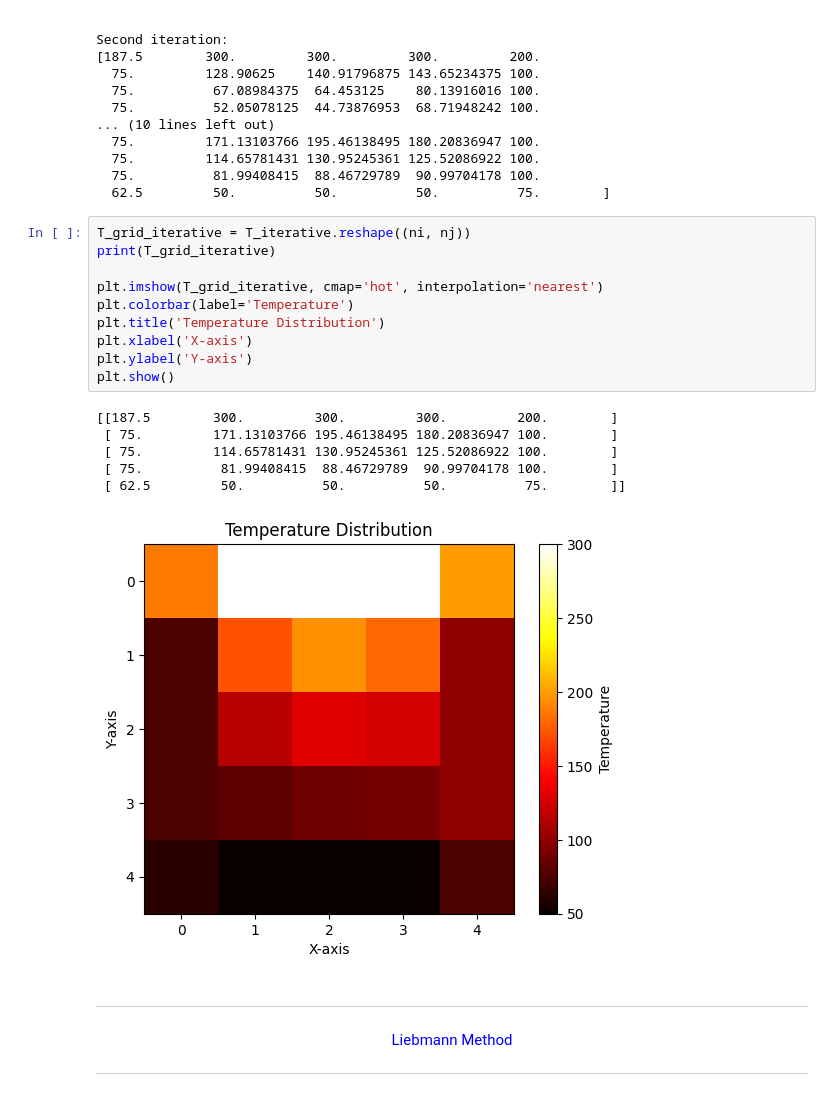
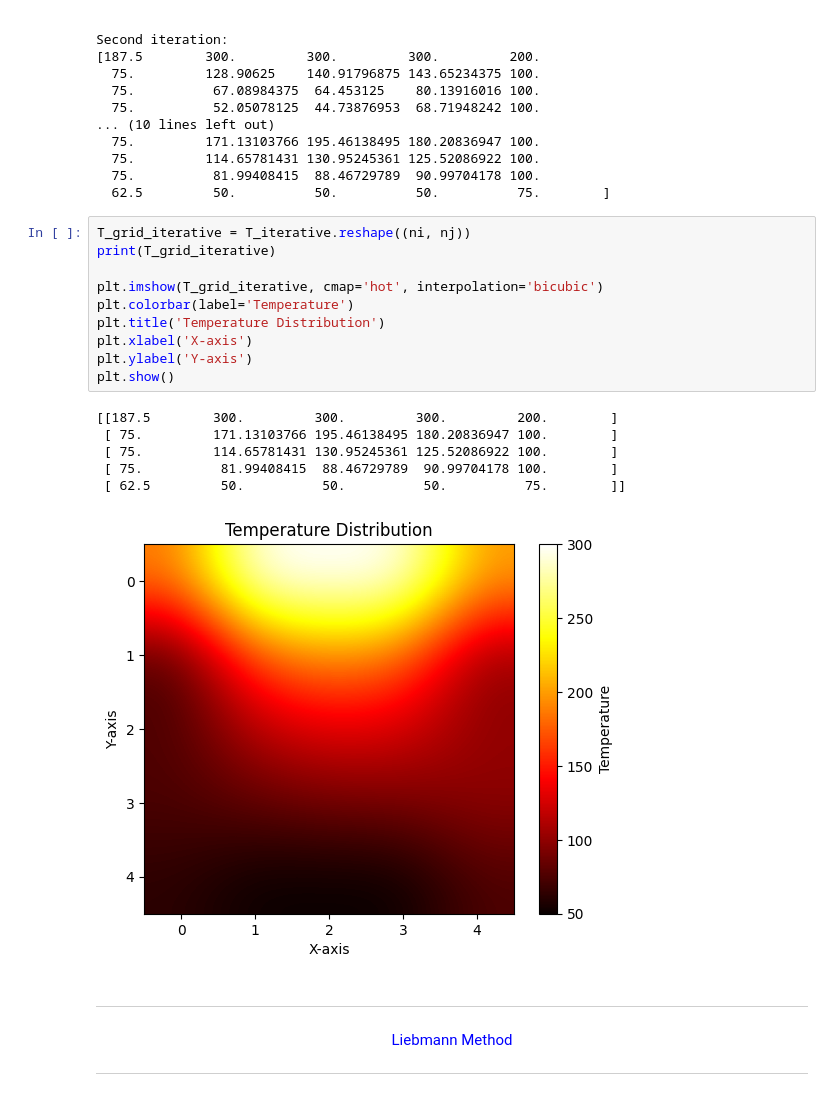
Before and after one commit to drmksong/numana_nb_2025, a Jupyter notebook: lect_10_pde.ipynb, the cells around one changed output. Saved outputs shown, nothing was run; the diff lists cells and outputs as text.

```diff
--- a/lect_10_pde.ipynb
+++ b/lect_10_pde.ipynb
@@ -257,20 +257,20 @@ Second iteration:
 # %%
 T_grid_iterative = T_iterative.reshape((ni, nj))
 print(T_grid_iterative)
 
-plt.imshow(T_grid_iterative, cmap='hot', interpolation='nearest')
+plt.imshow(T_grid_iterative, cmap='hot', interpolation='bicubic')
 plt.colorbar(label='Temperature')
 plt.title('Temperature Distribution')
 plt.xlabel('X-axis')
 plt.ylabel('Y-axis')
 plt.show()
 # %% [output]
 [[187.5        300.         300.         300.         200.        ]
  [ 75.         171.13103766 195.46138495 180.20836947 100.        ]
  [ 75.         114.65781431 130.95245361 125.52086922 100.        ]
  [ 75.          81.99408415  88.46729789  90.99704178 100.        ]
  [ 62.5         50.          50.          50.          75.        ]]
-[figure, old version]
+[figure, new version]
 # %% [markdown]
 <center>
 <hr>
```
Also changed, not shown: parts of 11 cells of this notebook.
